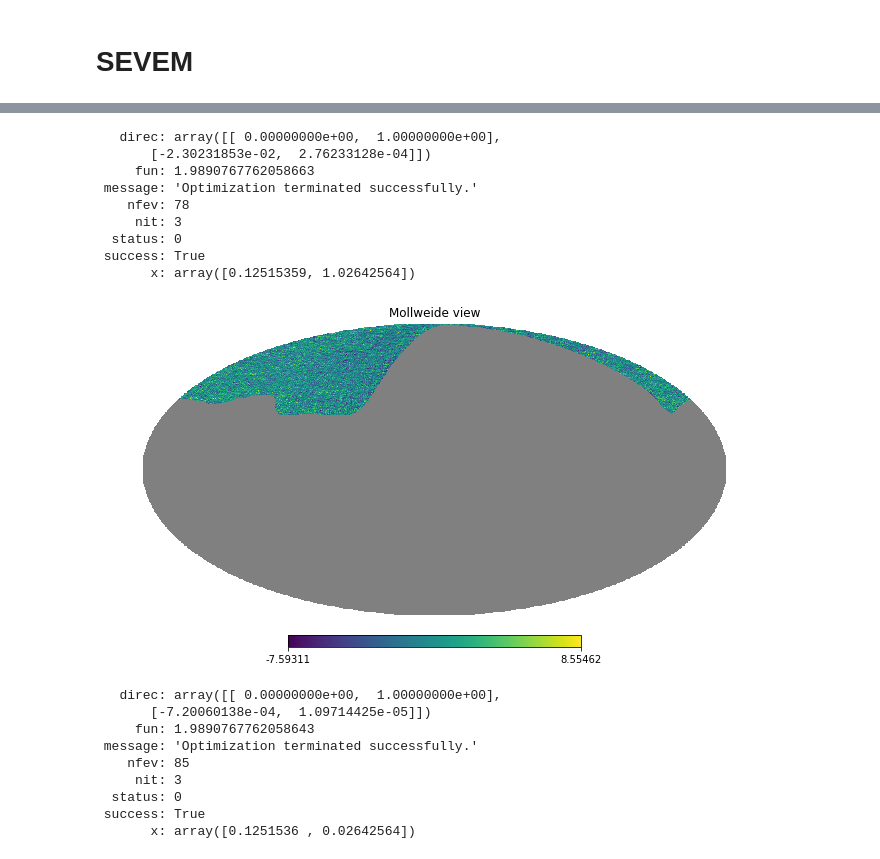
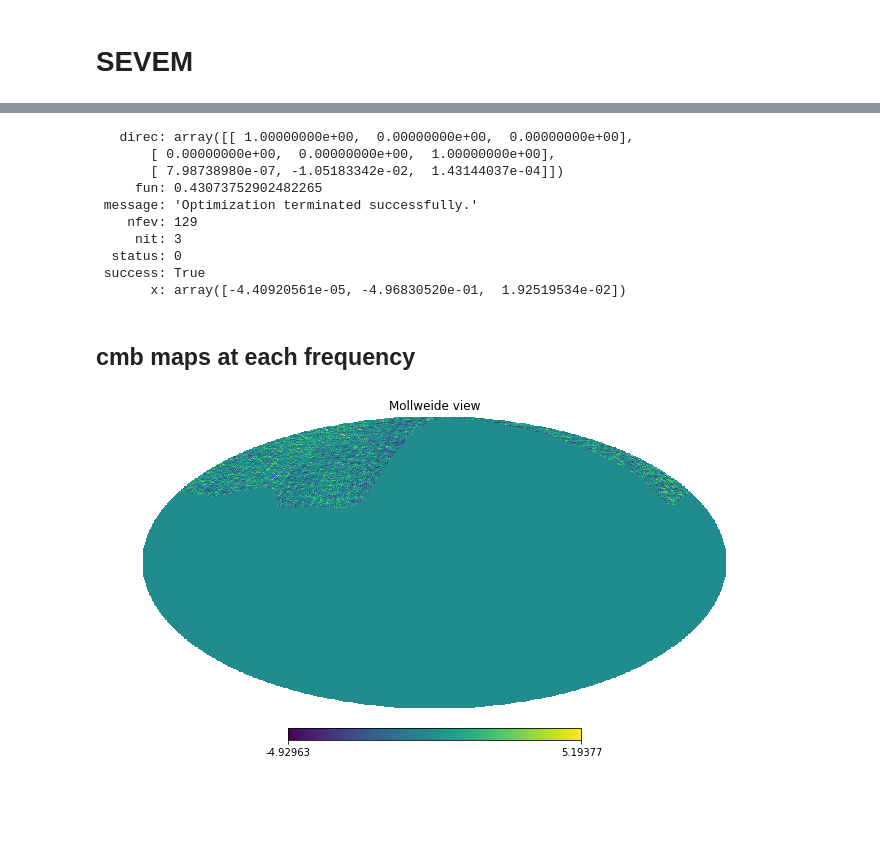
Before and after one commit to yaojian95/Ali_foreground, a Jupyter notebook: codes/SEVEM.ipynb, the cells around one changed output, grey strips where cells are left out. Drawn from its saved outputs; the diff is of its cells as text; code cells hidden in the pictures; blank space fills up the shorter version.

Commit message:
mask 0, got similiar results

```diff
--- a/codes/SEVEM.ipynb
+++ b/codes/SEVEM.ipynb
@@ -75,5 +75,3 @@ cl_clean_95 = np.load('/fnx/jianyao/cmb_0.05_realizations/cl_clean_95GHz_mean_st
 ## mean for E and B, std for E and B;
 # %% [markdown]
 # SEVEM
-# %%
-fun_std = lambda x,i,s :np.std(total_map[i,s] - x[0]*da1 - x[1]*da2)
@@ -80,45 +87,58 @@ fun_std = lambda x,i,s :np.std(total_map[i,s] - x[0]*da1 - x[1]*da2)
+# %%
+Nf = 4
+def Mask_0(maps):
+    index0 = np.arange(len(ali_ma));
+    mask_index0 = index0[np.where(ali_ma<1)]
+    for i in range(Nf):
+        for j in range(2):
+            maps[i,j+1][mask_index0] = 0
+
+    return maps
 # %%
 methods = ['Powell', 'Nelder-Mead','CG']
 # CG 1'17''
 # Powell 23.3''
 # Nelder-Mead 46.5''
-cmb_clean = np.zeros((Nf, 3, 12*nside**2))
+cmb_clean = np.zeros((3, 12*nside**2))
+total_map = Mask_0(np.load('/fnx/jianyao/ancillary_data/4_fre_plus_44/total_map_unmasked/total_map_deconv_unmasked_IQU_010.npy'))
 
-for i in range(2,3):
+for i in range(1,2):
 
-    for s in range(1,2): ### Stokes parameter
+    for s in range(1,3): ### Stokes parameter
 
         da1 = total_map[1,s] - total_map[0,s]
         da2 = total_map[2,s] - total_map[1,s]
+        da3 = total_map[3,s] - total_map[2,s]
 
-        results = opt.minimize(fun_std, (0, 0), args = (i,s), method = methods[0]) # CG
+        fun_std = lambda x,i,s :np.std(total_map[i,s] - x[0]*da1 - x[1]*da2 -x[2]*da3 )
 
-        cmb_clean[i, s] = total_map[i,s] - results['x'][0]*da1 - results['x'][1]*da2
+#         fun_std_95 = lambda x,i,s :np.std(total_map[i,s] - x[0]*da1 - x[1]*da2)
+#         fun_std_150 = lambda x,i,s :np.std(total_map[i+1,s] - x[0]*da2 - x[1]*da3)
+
+        results = opt.minimize(fun_std, (0,0,0), args = (i,s), method = methods[0])
+#         results95 = opt.minimize(fun_std_95, (0, 0), args = (i,s), method = methods[0])
+#         results150 = opt.minimize(fun_std_150, (0, 0), args = (i,s), method = methods[0])
+        cmb_clean[s] = total_map[i,s] - results['x'][0]*da1 - results['x'][1]*da2 - results['x'][2]*da3
+#         cmb_clean[i, s] = total_map[i,s] - results95['x'][0]*da1 - results95['x'][1]*da2
+#         cmb_clean[i+1, s] = total_map[i+1,s] - results150['x'][0]*da2 - results150['x'][1]*da3
 # %%
 results
 # %% [output]
-   direc: array([[ 0.00000000e+00,  1.00000000e+00],
-       [-2.30231853e-02,  2.76233128e-04]])
-     fun: 1.9890767762058663
+   direc: array([[ 1.00000000e+00,  0.00000000e+00,  0.00000000e+00],
+       [ 0.00000000e+00,  0.00000000e+00,  1.00000000e+00],
+       [ 7.98738980e-07, -1.05183342e-02,  1.43144037e-04]])
+     fun: 0.43073752902482265
  message: 'Optimization terminated successfully.'
-    nfev: 78
+    nfev: 129
      nit: 3
   status: 0
  success: True
-       x: array([0.12515359, 1.02642564])
+       x: array([-4.40920561e-05, -4.96830520e-01,  1.92519534e-02])
+# %% [markdown]
+## cmb maps at each frequency
 # %%
-hp.mollview(Mask(cmb_clean[2, 1]))
+hp.mollview(cmb_clean[1]);
+
+# hp.mollview(Mask(cmb_clean[1][1]), sub = (132)); hp.mollview(Mask(cmb_clean[2][1]), sub = (133))
 # %% [output]
-[figure, old version]
+[figure, new version]
-# %%
-results
-# %% [output]
-   direc: array([[ 0.00000000e+00,  1.00000000e+00],
-       [-7.20060138e-04,  1.09714425e-05]])
-     fun: 1.9890767762058643
- message: 'Optimization terminated successfully.'
-    nfev: 85
-     nit: 3
-  status: 0
- success: True
-       x: array([0.1251536 , 0.02642564])
```
Also changed, not shown: parts of 31 cells of this notebook.
